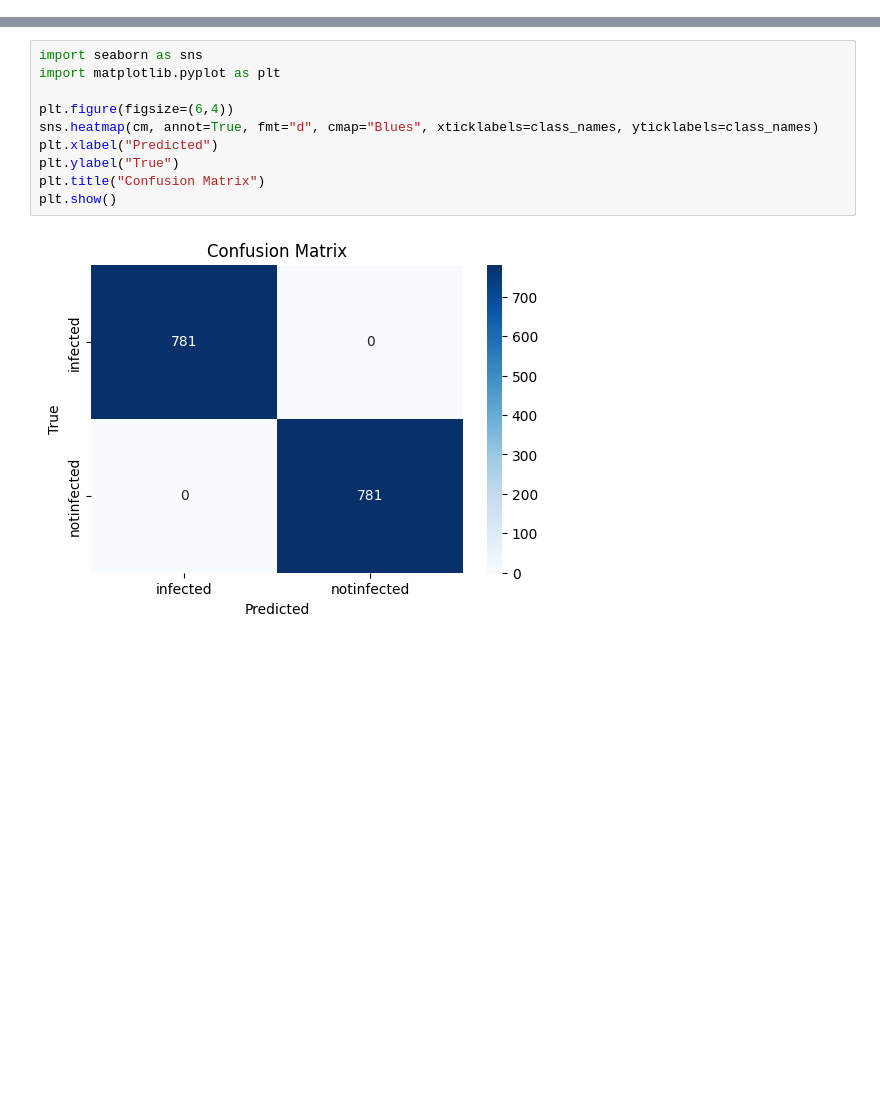
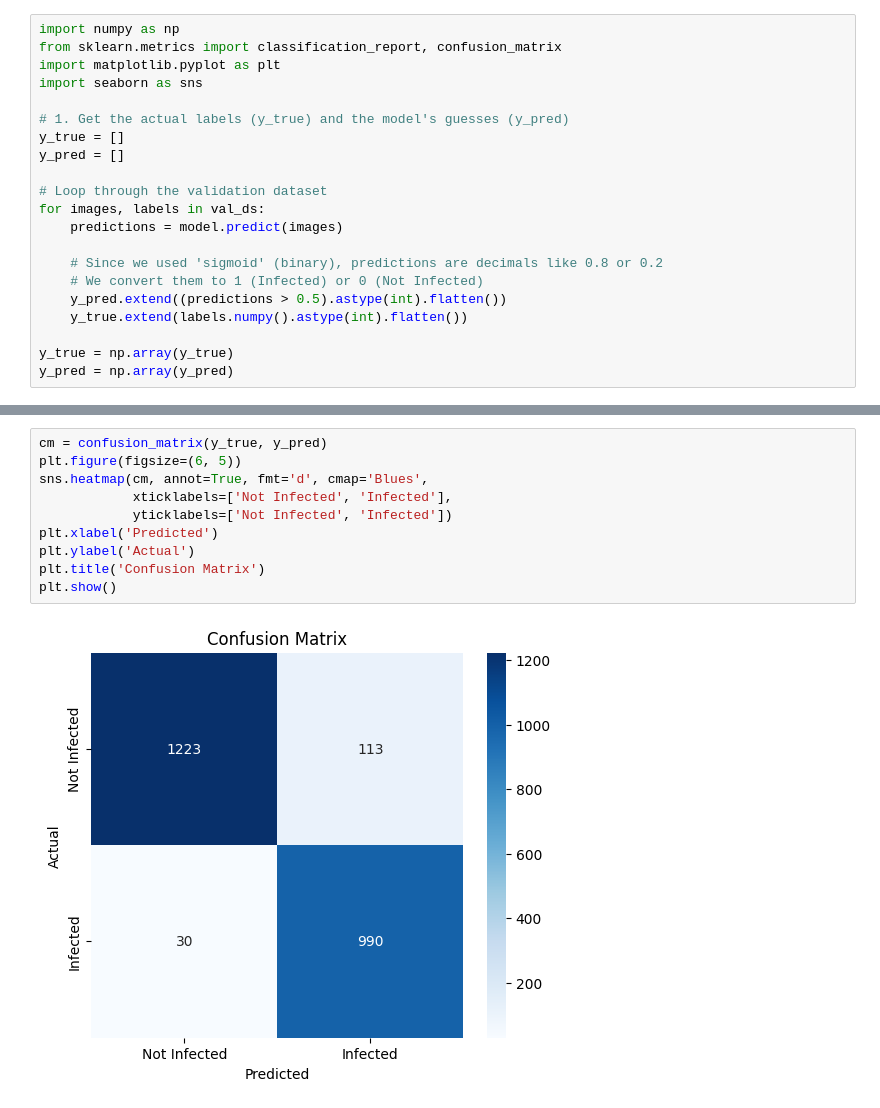
Before and after one commit to Hirakhan15/PCOs, a Jupyter notebook: pcos1.ipynb, the cells around one changed output, grey strips where cells are left out. Saved outputs shown, nothing was run; the diff lists cells and outputs as text; blank space fills up the shorter version.

```diff
--- a/pcos1.ipynb
+++ b/pcos1.ipynb
@@ -192,0 +161,21 @@ weighted avg       1.00      1.00      1.00      1562
+# %%
+import numpy as np
+from sklearn.metrics import classification_report, confusion_matrix
+import matplotlib.pyplot as plt
+import seaborn as sns
+
+# 1. Get the actual labels (y_true) and the model's guesses (y_pred)
+y_true = []
+y_pred = []
+
+# Loop through the validation dataset
+for images, labels in val_ds:
+    predictions = model.predict(images)
+
+    # Since we used 'sigmoid' (binary), predictions are decimals like 0.8 or 0.2
+    # We convert them to 1 (Infected) or 0 (Not Infected)
+    y_pred.extend((predictions > 0.5).astype(int).flatten())
+    y_true.extend(labels.numpy().astype(int).flatten())
+
+y_true = np.array(y_true)
+y_pred = np.array(y_pred)
@@ -193,12 +200,12 @@ weighted avg       1.00      1.00      1.00      1562
 # %%
-import seaborn as sns
-import matplotlib.pyplot as plt
-
-plt.figure(figsize=(6,4))
-sns.heatmap(cm, annot=True, fmt="d", cmap="Blues", xticklabels=class_names, yticklabels=class_names)
-plt.xlabel("Predicted")
-plt.ylabel("True")
-plt.title("Confusion Matrix")
+cm = confusion_matrix(y_true, y_pred)
+plt.figure(figsize=(6, 5))
+sns.heatmap(cm, annot=True, fmt='d', cmap='Blues',
+            xticklabels=['Not Infected', 'Infected'],
+            yticklabels=['Not Infected', 'Infected'])
+plt.xlabel('Predicted')
+plt.ylabel('Actual')
+plt.title('Confusion Matrix')
 plt.show()
 # %% [output]
-[figure, old version]
+[figure, new version]
```
Also changed, not shown: parts of 13 cells of this notebook.
